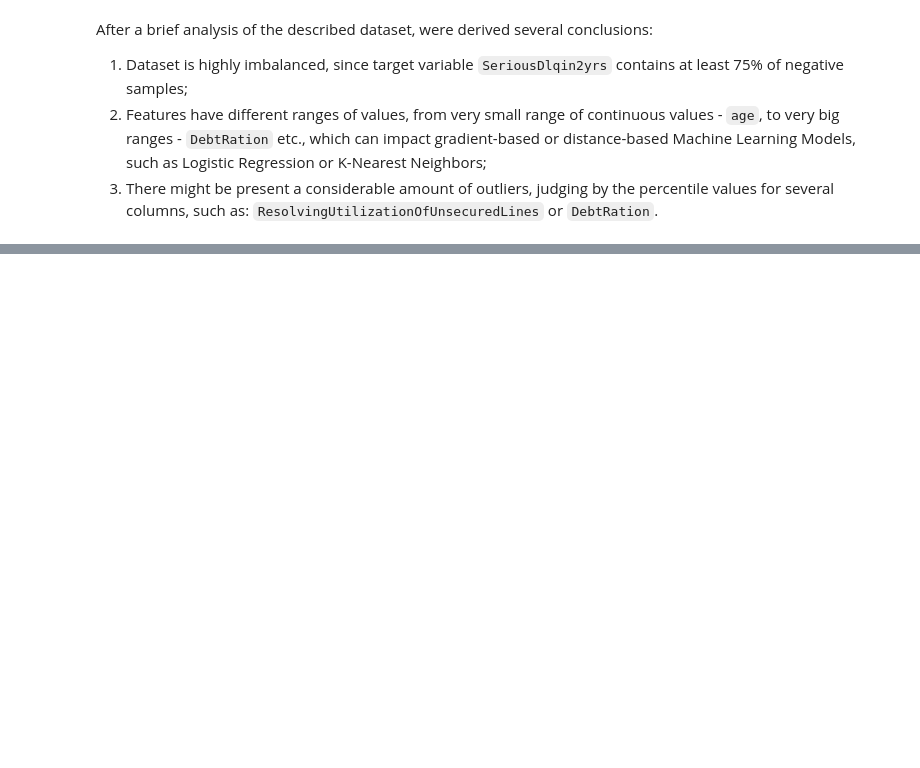
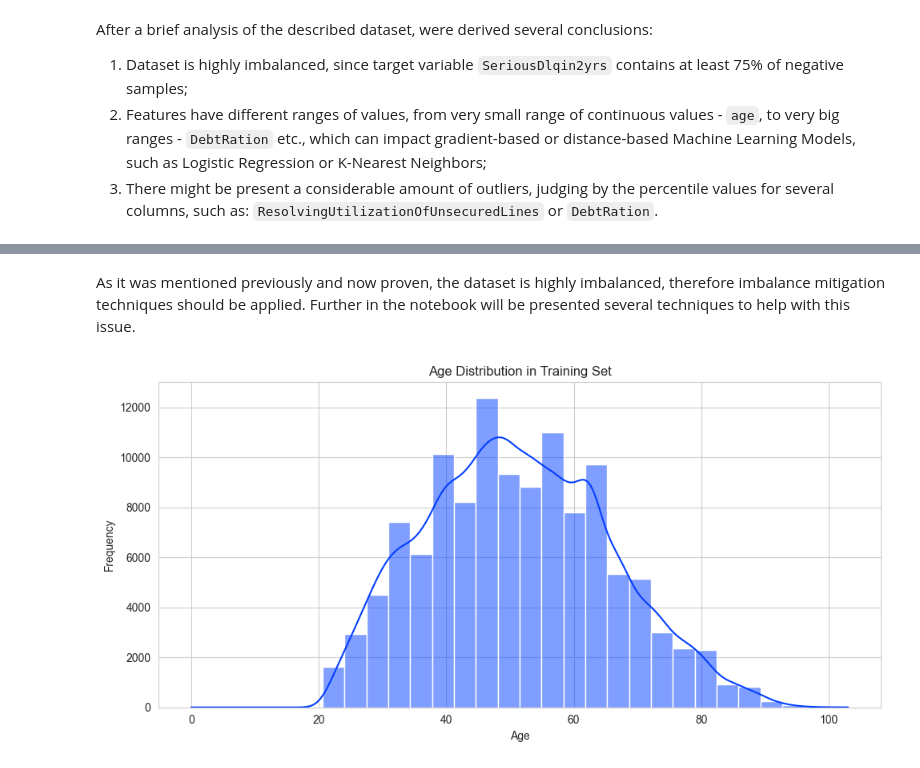
Before and after one commit to Ghenntoggy1/Sigmoid-ML-Tasks, a Jupyter notebook: Pre_Exam_2_Give_Me_Some_Credit_Classification/Pre_Exam_2_Give_Me_Some_Credit_Classification.ipynb, the cells around one changed output, grey strips where cells are left out. Drawn from its saved outputs; the diff is of its cells as text; code cells hidden in the pictures; blank space fills up the shorter version.

```diff
--- a/Pre_Exam_2_Give_Me_Some_Credit_Classification/Pre_Exam_2_Give_Me_Some_Credit_Classification.ipynb
+++ b/Pre_Exam_2_Give_Me_Some_Credit_Classification/Pre_Exam_2_Give_Me_Some_Credit_Classification.ipynb
@@ -166,0 +222,20 @@ After a brief analysis of the described dataset, were derived several conclusion
+# %% [markdown]
+As it was mentioned previously and now proven, the dataset is highly imbalanced, therefore imbalance mitigation techniques should be applied. Further in the notebook will be presented several techniques to help with this issue.
+# %%
+fig, ax = plt.subplots(nrows=1, ncols=1, figsize=(10, 5))
+
+sns.histplot(
+    data=credit_train_zip_eda,
+    x='age',
+    bins=30,
+    kde=True,
+    ax=ax
+)
+ax.set_title('Age Distribution in Training Set')
+ax.set_xlabel('Age')
+ax.set_ylabel('Frequency')
+
+plt.tight_layout()
+plt.show()
+# %% [output]
+[figure, added]
```
Also changed, not shown: parts of 97 cells of this notebook.
